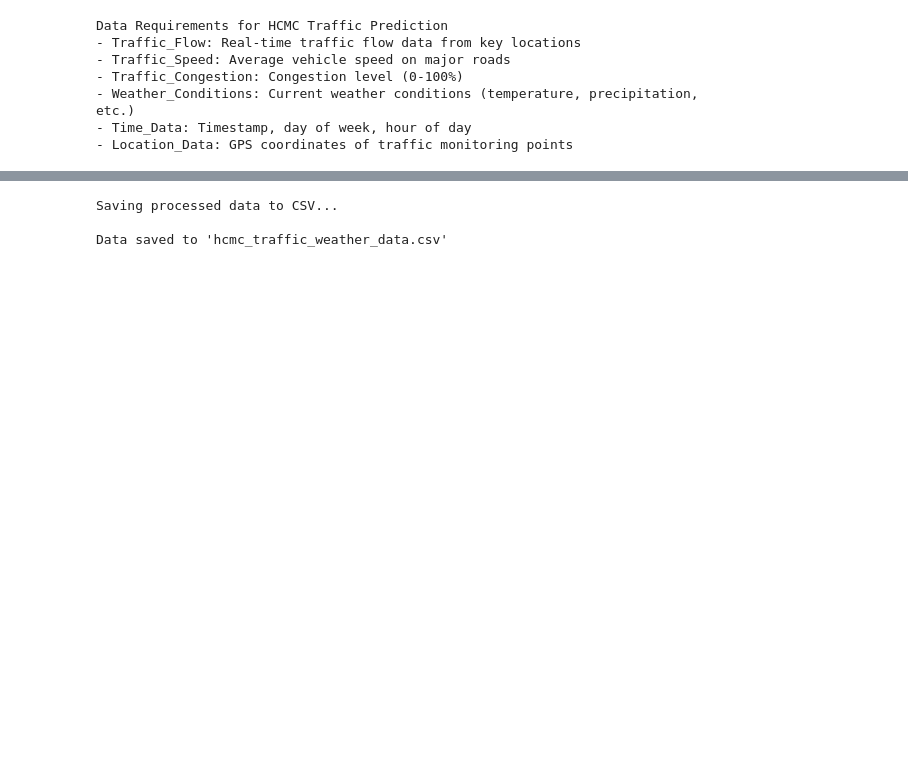
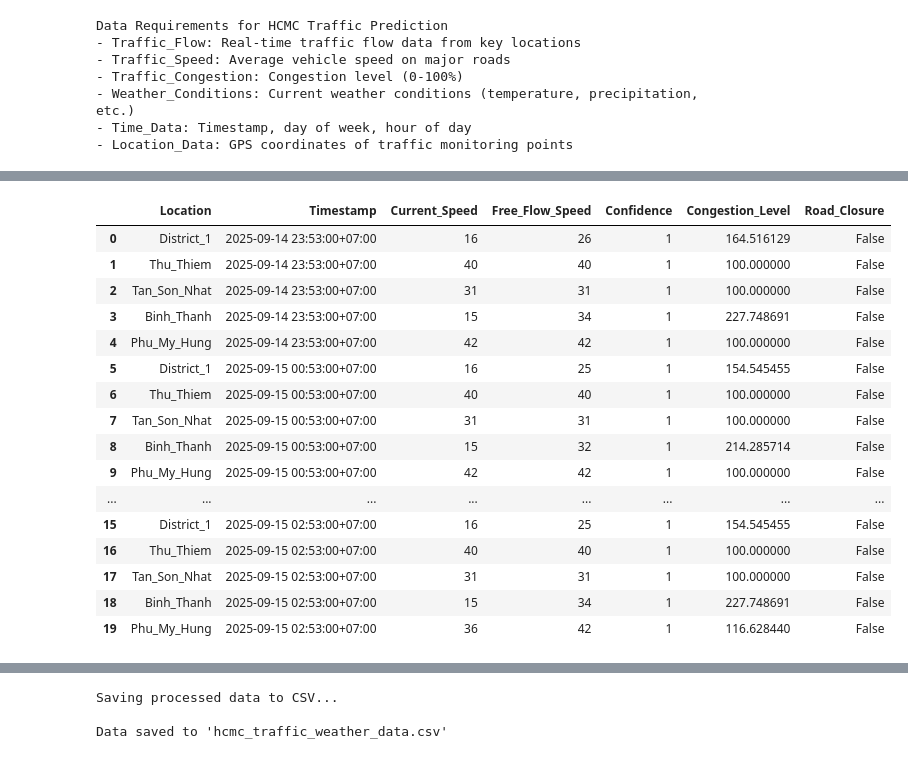
Before and after one commit to Suemy19710/TrafficHCMC, a Jupyter notebook: data_collection.ipynb, the cells around one changed output, grey strips where cells are left out. Saved outputs shown, nothing was run; the diff lists cells and outputs as text; code cells hidden in the pictures; blank space fills up the shorter version.

```diff
--- a/data_collection.ipynb
+++ b/data_collection.ipynb
@@ -258,0 +247,20 @@ Tan_Son_Nhat 2025-09-16 23:53:00+07:00             31               31
+# %%
+traffic_df.head(20)
+# %% [output]
+|  | Location | Timestamp | Current_Speed | Free_Flow_Speed | Confidence | Congestion_Level | Road_Closure |
+| 0 | District_1 | 2025-09-14 23:53:00+07:00 | 16 | 26 | 1 | 164.516129 | False |
+| 1 | Thu_Thiem | 2025-09-14 23:53:00+07:00 | 40 | 40 | 1 | 100.000000 | False |
+| 2 | Tan_Son_Nhat | 2025-09-14 23:53:00+07:00 | 31 | 31 | 1 | 100.000000 | False |
+| 3 | Binh_Thanh | 2025-09-14 23:53:00+07:00 | 15 | 34 | 1 | 227.748691 | False |
+| 4 | Phu_My_Hung | 2025-09-14 23:53:00+07:00 | 42 | 42 | 1 | 100.000000 | False |
+| 5 | District_1 | 2025-09-15 00:53:00+07:00 | 16 | 25 | 1 | 154.545455 | False |
+| 6 | Thu_Thiem | 2025-09-15 00:53:00+07:00 | 40 | 40 | 1 | 100.000000 | False |
+| 7 | Tan_Son_Nhat | 2025-09-15 00:53:00+07:00 | 31 | 31 | 1 | 100.000000 | False |
+| 8 | Binh_Thanh | 2025-09-15 00:53:00+07:00 | 15 | 32 | 1 | 214.285714 | False |
+| 9 | Phu_My_Hung | 2025-09-15 00:53:00+07:00 | 42 | 42 | 1 | 100.000000 | False |
+| ... | ... | ... | ... | ... | ... | ... | ... |
+| 15 | District_1 | 2025-09-15 02:53:00+07:00 | 16 | 25 | 1 | 154.545455 | False |
+| 16 | Thu_Thiem | 2025-09-15 02:53:00+07:00 | 40 | 40 | 1 | 100.000000 | False |
+| 17 | Tan_Son_Nhat | 2025-09-15 02:53:00+07:00 | 31 | 31 | 1 | 100.000000 | False |
+| 18 | Binh_Thanh | 2025-09-15 02:53:00+07:00 | 15 | 34 | 1 | 227.748691 | False |
+| 19 | Phu_My_Hung | 2025-09-15 02:53:00+07:00 | 36 | 42 | 1 | 116.628440 | False |
```
Also changed, not shown: parts of 7 cells of this notebook, 4 other files.
